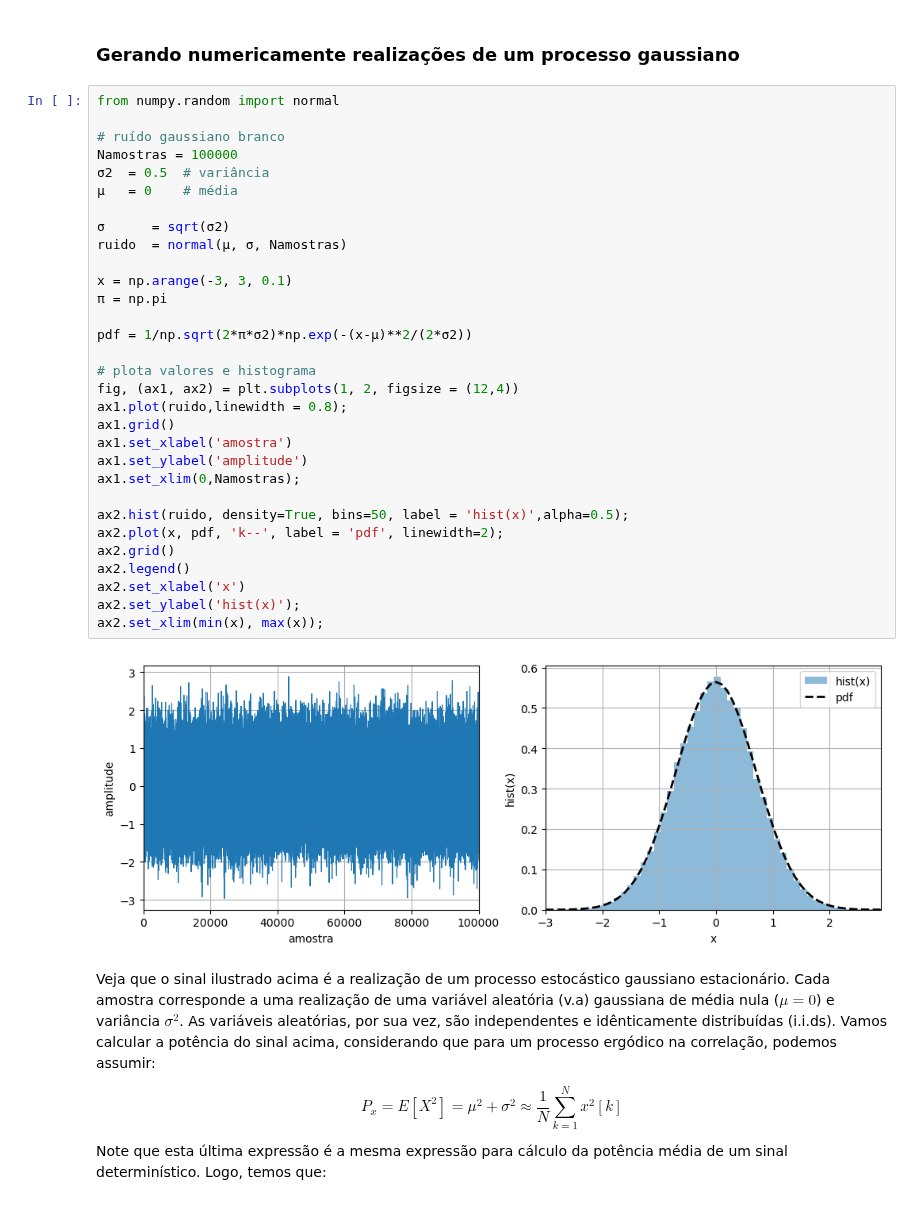
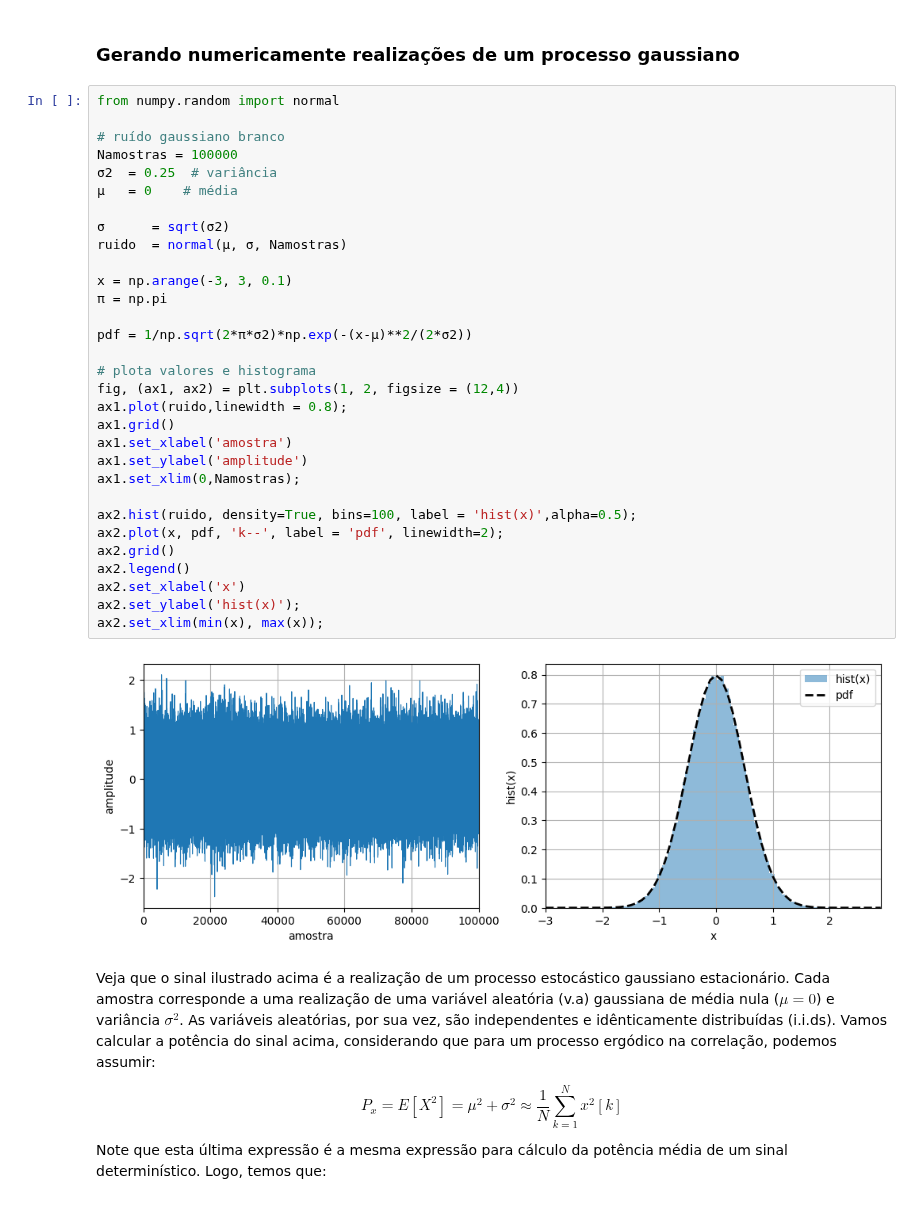
Before and after one commit to edsonportosilva/TDI, a Jupyter notebook: jupyter/2 - Canal com ruído aditivo gaussiano branco (AWGN).ipynb, the cells around one changed output. Saved outputs shown, nothing was run; the diff lists cells and outputs as text.

```diff
--- a/jupyter/2 - Canal com ruído aditivo gaussiano branco (AWGN).ipynb
+++ b/jupyter/2 - Canal com ruído aditivo gaussiano branco (AWGN).ipynb
@@ -210,36 +209,36 @@ $$
 # %%
 from numpy.random import normal
 
 # ruído gaussiano branco
 Namostras = 100000
-σ2  = 0.5  # variância
+σ2  = 0.25  # variância
 μ   = 0    # média
 
 σ      = sqrt(σ2)
 ruido  = normal(μ, σ, Namostras)
 
 x = np.arange(-3, 3, 0.1)
 π = np.pi
 
 pdf = 1/np.sqrt(2*π*σ2)*np.exp(-(x-μ)**2/(2*σ2))
 
 # plota valores e histograma
 fig, (ax1, ax2) = plt.subplots(1, 2, figsize = (12,4))
 ax1.plot(ruido,linewidth = 0.8);
 ax1.grid()
 ax1.set_xlabel('amostra')
 ax1.set_ylabel('amplitude')
 ax1.set_xlim(0,Namostras);
 
-ax2.hist(ruido, density=True, bins=50, label = 'hist(x)',alpha=0.5);
+ax2.hist(ruido, density=True, bins=100, label = 'hist(x)',alpha=0.5);
 ax2.plot(x, pdf, 'k--', label = 'pdf', linewidth=2);
 ax2.grid()
 ax2.legend()
 ax2.set_xlabel('x')
 ax2.set_ylabel('hist(x)');
 ax2.set_xlim(min(x), max(x));
 # %% [output]
-[figure, old version]
+[figure, new version]
 # %% [markdown]
 Veja que o sinal ilustrado acima é a realização de um processo estocástico gaussiano estacionário. Cada amostra corresponde a uma realização de uma variável aleatória (v.a) gaussiana de média nula ($\mu=0$) e variância $\sigma^2$. As variáveis aleatórias, por sua vez, são independentes e idênticamente distribuídas (i.i.ds). Vamos calcular a potência do sinal acima, considerando que para um processo ergódico na correlação, podemos assumir:
 
```
Also changed, not shown: parts of 6 cells of this notebook.
